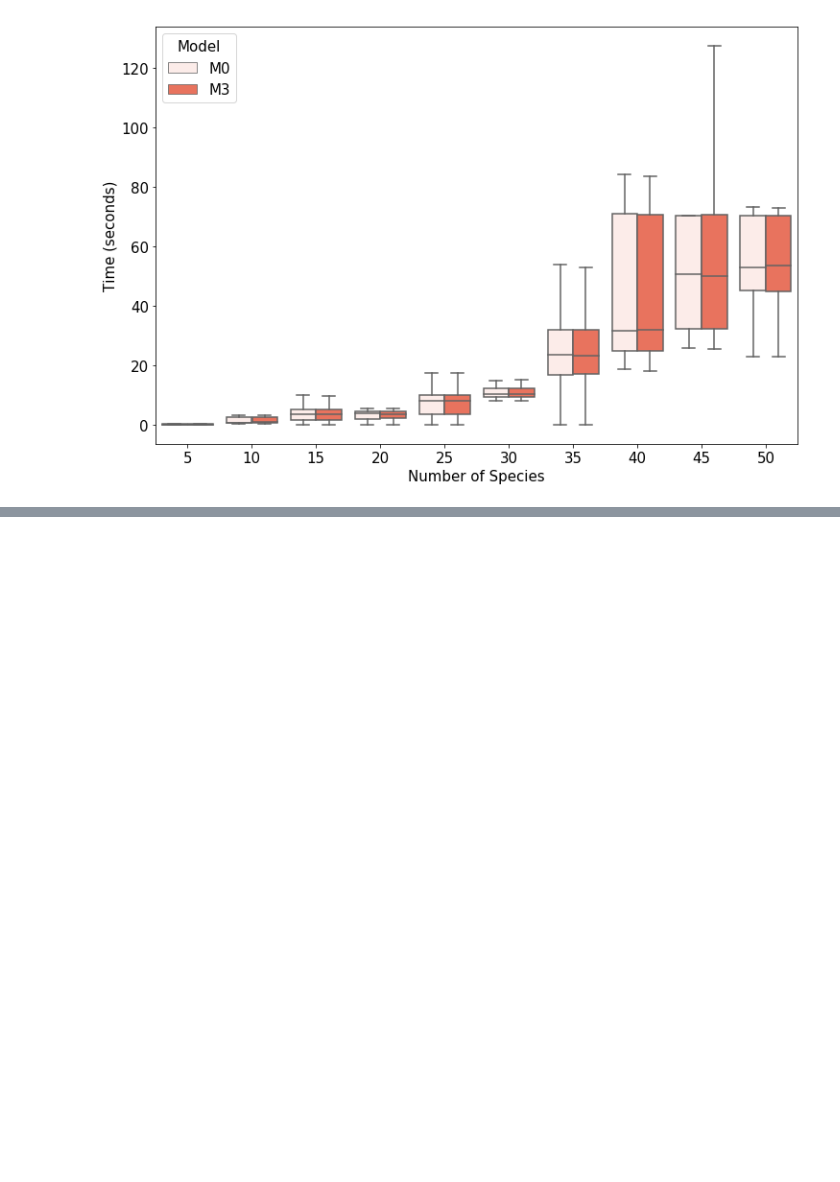
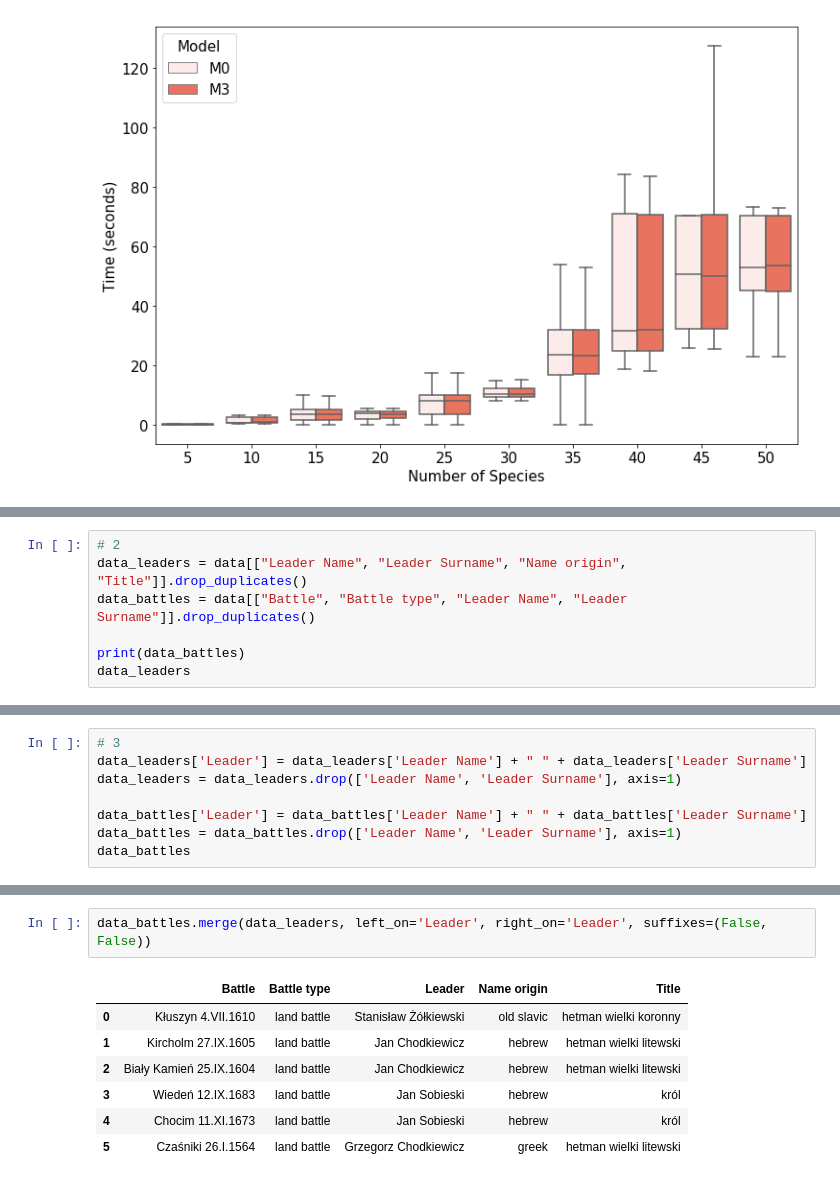
Before and after one commit to gbzaleski/DSP-Combined, a Jupyter notebook: lab11/lab11withoutsol.ipynb, the cells around one changed output, grey strips where cells are left out. Saved outputs shown, nothing was run; the diff lists cells and outputs as text; blank space fills up the shorter version.

```diff
--- a/lab11/lab11withoutsol.ipynb
+++ b/lab11/lab11withoutsol.ipynb
@@ -464,0 +516,7 @@ plt.show()
+# %%
+# 2
+data_leaders = data[["Leader Name", "Leader Surname", "Name origin", "Title"]].drop_duplicates()
+data_battles = data[["Battle", "Battle type", "Leader Name", "Leader Surname"]].drop_duplicates()
+
+print(data_battles)
+data_leaders
@@ -464,0 +536,8 @@ plt.show()
+# %%
+# 3
+data_leaders['Leader'] = data_leaders['Leader Name'] + " " + data_leaders['Leader Surname']
+data_leaders = data_leaders.drop(['Leader Name', 'Leader Surname'], axis=1)
+
+data_battles['Leader'] = data_battles['Leader Name'] + " " + data_battles['Leader Surname']
+data_battles = data_battles.drop(['Leader Name', 'Leader Surname'], axis=1)
+data_battles
@@ -464,0 +552,10 @@ plt.show()
+# %%
+data_battles.merge(data_leaders, left_on='Leader', right_on='Leader', suffixes=(False, False))
+# %% [output]
+|  | Battle | Battle type | Leader | Name origin | Title |
+| 0 | Kłuszyn 4.VII.1610 | land battle | Stanisław Żółkiewski | old slavic | hetman wielki koronny |
+| 1 | Kircholm 27.IX.1605 | land battle | Jan Chodkiewicz | hebrew | hetman wielki litewski |
+| 2 | Biały Kamień 25.IX.1604 | land battle | Jan Chodkiewicz | hebrew | hetman wielki litewski |
+| 3 | Wiedeń 12.IX.1683 | land battle | Jan Sobieski | hebrew | król |
+| 4 | Chocim 11.XI.1673 | land battle | Jan Sobieski | hebrew | król |
+| 5 | Czaśniki 26.I.1564 | land battle | Grzegorz Chodkiewicz | greek | hetman wielki litewski |
```
Also changed, not shown: parts of 4 cells of this notebook.
